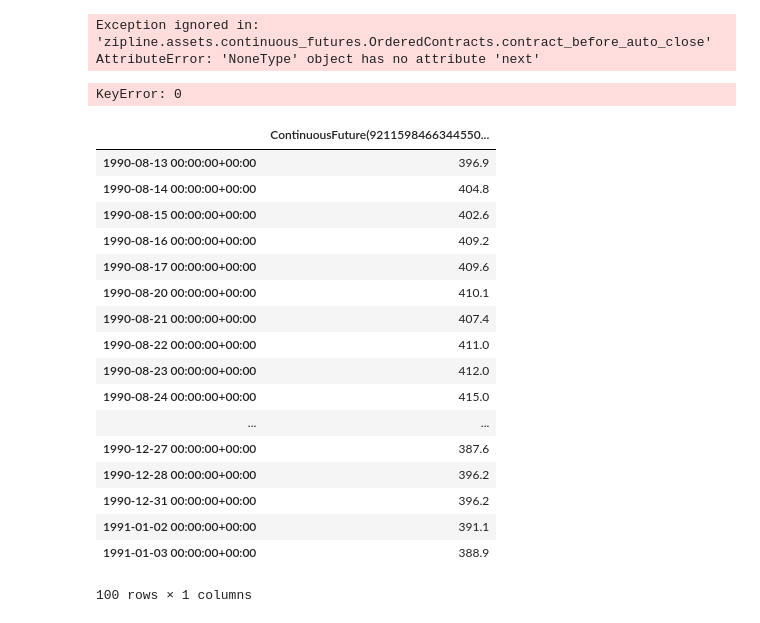
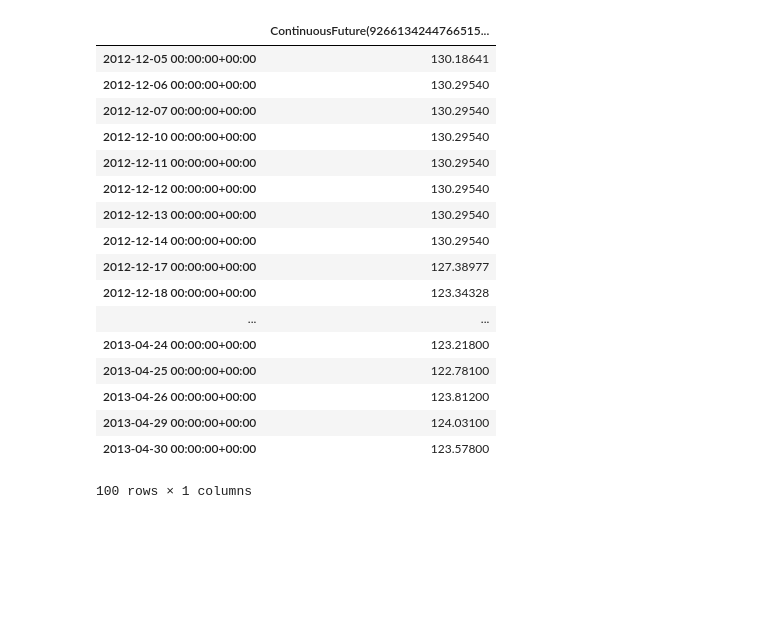
Before and after one commit to t1user/zipline, a Jupyter notebook: notebooks/contract history test.ipynb, the cells around one changed output. Drawn from its saved outputs; the diff is of its cells as text; code cells hidden in the pictures; blank space fills up the shorter version.

```diff
--- a/notebooks/contract history test.ipynb
+++ b/notebooks/contract history test.ipynb
@@ -332,0 +213,2 @@ jy_dates
+# %%
+c = continuous_future('I3', offset=0, roll_style='volume', adjustment='mul')
@@ -333,9 +219,9 @@ jy_dates
 # %%
-his = history(
-    assets=[a],
-    end_dt=pd.Timestamp('2017-01-03'),
+h = history(
+    assets=[c],
+    end_dt=pd.Timestamp('2013-04-30'),
     bar_count=100,
     frequency='1d',
     field='price',
     data_frequency='daily'
-    )
+        )
@@ -454,41 +228,21 @@ import pdb
-# %%
-pdb.run(history(
-    assets=[a],
-    end_dt=pd.Timestamp('2017-01-03'),
-    bar_count=100,
-    frequency='1d',
-    field='price',
-    data_frequency='daily'
-    ))
-# %% [output]
-Exception ignored in: 'zipline.assets.continuous_futures.OrderedContracts.contract_before_auto_close'
-AttributeError: 'NoneType' object has no attribute 'next'
-KeyError: 0
-# %%
-history(
-    assets=[a],
-    end_dt=pd.Timestamp('1991-01-03'),
-    bar_count=100,
-    frequency='1d',
-    field='price',
-    data_frequency='daily'
-    )
-# %% [output]
-|  | ContinuousFuture(9211598466344550... |
-| 1990-08-13 00:00:00+00:00 | 396.9 |
-| 1990-08-14 00:00:00+00:00 | 404.8 |
-| 1990-08-15 00:00:00+00:00 | 402.6 |
-| 1990-08-16 00:00:00+00:00 | 409.2 |
-| 1990-08-17 00:00:00+00:00 | 409.6 |
-| 1990-08-20 00:00:00+00:00 | 410.1 |
-| 1990-08-21 00:00:00+00:00 | 407.4 |
-| 1990-08-22 00:00:00+00:00 | 411.0 |
-| 1990-08-23 00:00:00+00:00 | 412.0 |
-| 1990-08-24 00:00:00+00:00 | 415.0 |
-| ... | ... |
-| 1990-12-27 00:00:00+00:00 | 387.6 |
-| 1990-12-28 00:00:00+00:00 | 396.2 |
-| 1990-12-31 00:00:00+00:00 | 396.2 |
-| 1991-01-02 00:00:00+00:00 | 391.1 |
-| 1991-01-03 00:00:00+00:00 | 388.9 |
-100 rows × 1 columns
+# %%
+h
+# %% [output]
+|  | ContinuousFuture(9266134244766515... |
+| 2012-12-05 00:00:00+00:00 | 130.18641 |
+| 2012-12-06 00:00:00+00:00 | 130.29540 |
+| 2012-12-07 00:00:00+00:00 | 130.29540 |
+| 2012-12-10 00:00:00+00:00 | 130.29540 |
+| 2012-12-11 00:00:00+00:00 | 130.29540 |
+| 2012-12-12 00:00:00+00:00 | 130.29540 |
+| 2012-12-13 00:00:00+00:00 | 130.29540 |
+| 2012-12-14 00:00:00+00:00 | 130.29540 |
+| 2012-12-17 00:00:00+00:00 | 127.38977 |
+| 2012-12-18 00:00:00+00:00 | 123.34328 |
+| ... | ... |
+| 2013-04-24 00:00:00+00:00 | 123.21800 |
+| 2013-04-25 00:00:00+00:00 | 122.78100 |
+| 2013-04-26 00:00:00+00:00 | 123.81200 |
+| 2013-04-29 00:00:00+00:00 | 124.03100 |
+| 2013-04-30 00:00:00+00:00 | 123.57800 |
+100 rows × 1 columns
```
Also changed, not shown: parts of 47 cells of this notebook, 11 other files.
